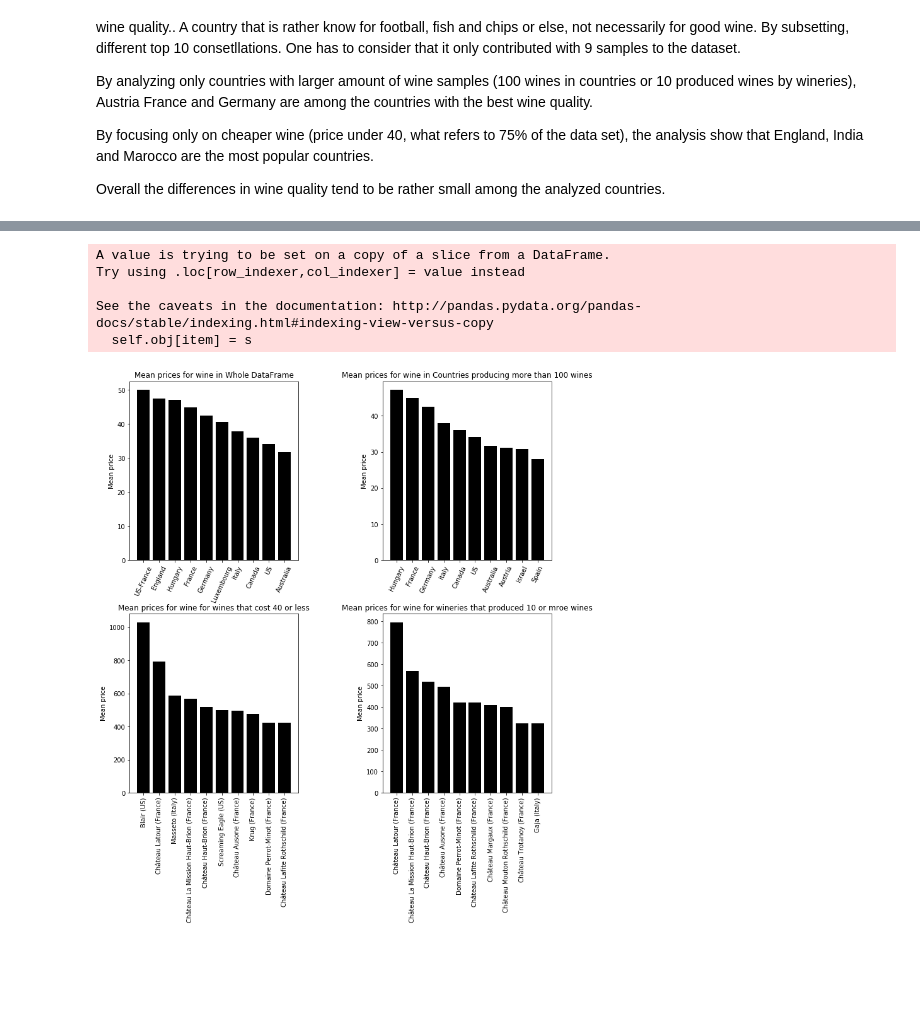
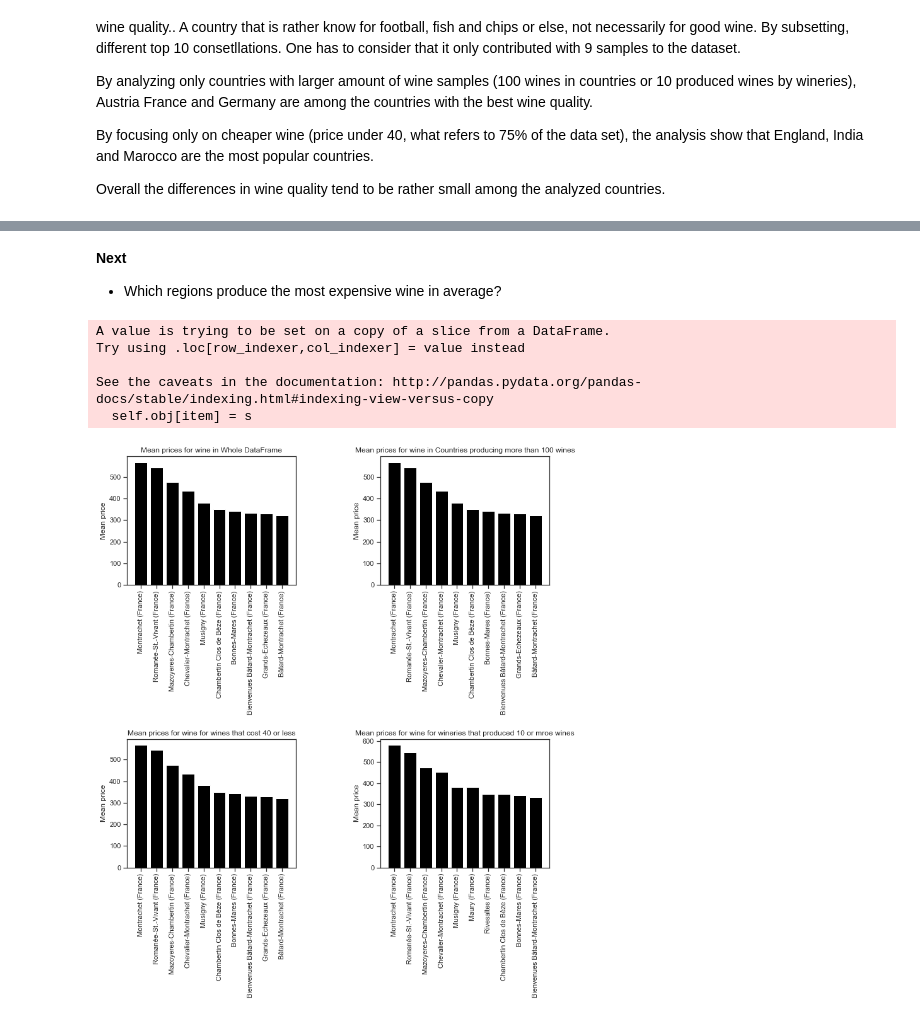
Before and after one commit to igorstojanovic91/wine-review-analysis, a Jupyter notebook: Wine reviews Analysis.ipynb, the cells around one changed output, grey strips where cells are left out. Drawn from its saved outputs; the diff is of its cells as text; code cells hidden in the pictures; blank space fills up the shorter version.

```diff
--- a/Wine reviews Analysis.ipynb
+++ b/Wine reviews Analysis.ipynb
@@ -9,6 +9,9 @@ import statistics
 import matplotlib.pyplot as plt
 %matplotlib inline
 from matplotlib.patches import Polygon
+import seaborn as sns
+sns.set(style="ticks")
+from scipy import stats
 # %% [markdown]
 ## Loading dataset
 # %%
@@ -553,7 +567,7 @@ df_winery_10 = create_df_value_counts(df,'winery',10)
 #sort ascending or not (True or False), slice by the amount of datapoints desired and apply a
 #statistics to the columns
 #outputs: bar chart based on the applied statistcs
-def get_best_wine_grouped_mean (dataframe, groupedby, value, sort, amount, stat):
+def get_best_wine_grouped (dataframe, groupedby, value, sort, amount, stat):
     #calculating statistics based on groupby
     if stat == 'mean':
         grouped = dataframe.groupby(groupedby)[value].mean().reset_index()
@@ -672,35 +752,41 @@ See the caveats in the documentation: http://pandas.pydata.org/pandas-docs/stabl
+# %% [markdown]
+**Next**
+
+- Which regions produce the most expensive wine in average?
 # %%
 #https://matplotlib.org/tutorials/introductory/pyplot.html
 
 plt.figure(1, figsize=(12,12))
 
 plt.subplot(221)
-get_best_wine_grouped_mean(df,'country','price', False, 10, 'mean');
+get_best_wine_grouped(df,'region_1','price', False, 10, 'mean');
 plt.ylabel('Mean price')
 plt.title('Mean prices for wine in Whole DataFrame')
+plt.xticks(rotation=90)
 plt.subplot(222)
-get_best_wine_grouped_mean(df_country_100,'country','price', False, 10, 'mean');
+get_best_wine_grouped(df_country_100,'region_1','price', False, 10, 'mean');
 plt.ylabel('Mean price')
 plt.title('Mean prices for wine in Countries producing more than 100 wines')
+plt.xticks(rotation=90)
 plt.subplot(223)
-get_best_wine_grouped_mean(df,'winery','price', False, 10, 'mean');
+get_best_wine_grouped(df,'region_1','price', False, 10, 'mean');
 plt.ylabel('Mean price')
 plt.title('Mean prices for wine for wines that cost 40 or less')
 plt.xticks(rotation=90)
 plt.subplot(224)
-get_best_wine_grouped_mean(df_winery_10,'winery','price', False, 10, 'mean');
+get_best_wine_grouped(df_winery_10,'region_1','price', False, 10, 'mean');
 plt.title('Mean prices for wine for wineries that produced 10 or mroe wines')
 plt.ylabel('Mean price')
 plt.xticks(rotation=90)
 
 
-plt.subplots_adjust(hspace = 0.3, wspace= 0.5)
+plt.subplots_adjust(hspace = 1.2, wspace= 0.5)
 
 plt.show();
 # %% [output]
 A value is trying to be set on a copy of a slice from a DataFrame.
 Try using .loc[row_indexer,col_indexer] = value instead
 
 See the caveats in the documentation: http://pandas.pydata.org/pandas-docs/stable/indexing.html#indexing-view-versus-copy
   self.obj[item] = s
-[figure, old version]
+[figure, new version]
```
Also changed, not shown: parts of 37 cells of this notebook.
